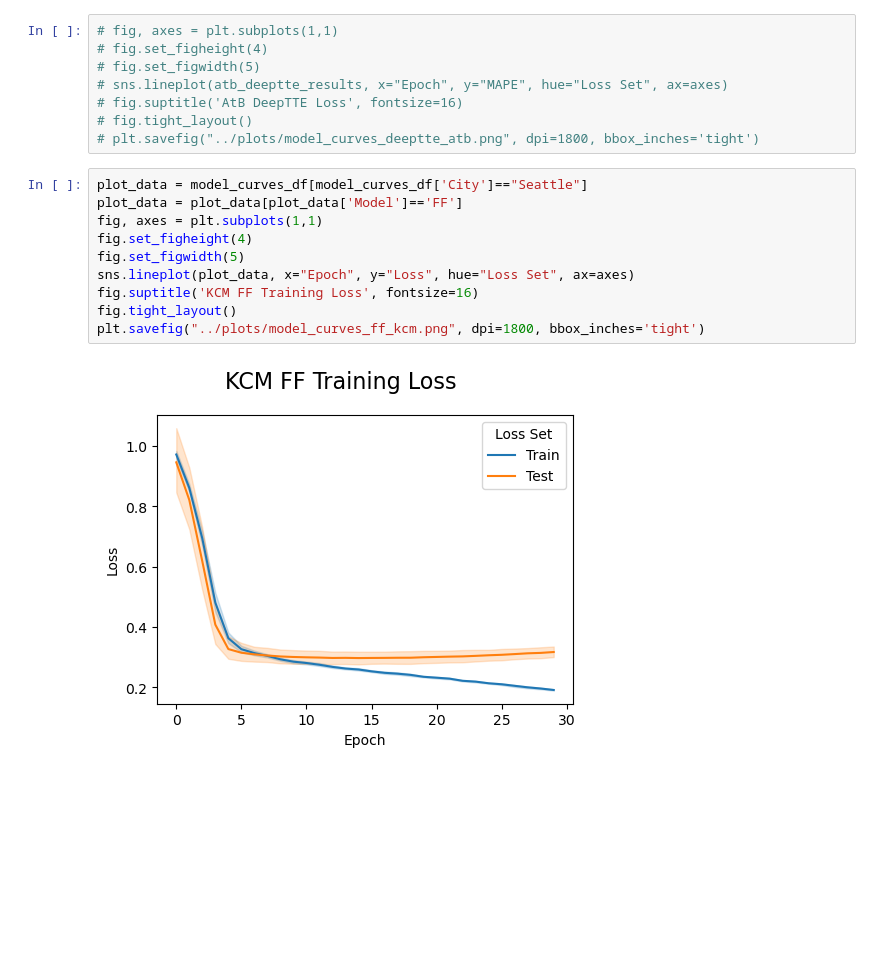
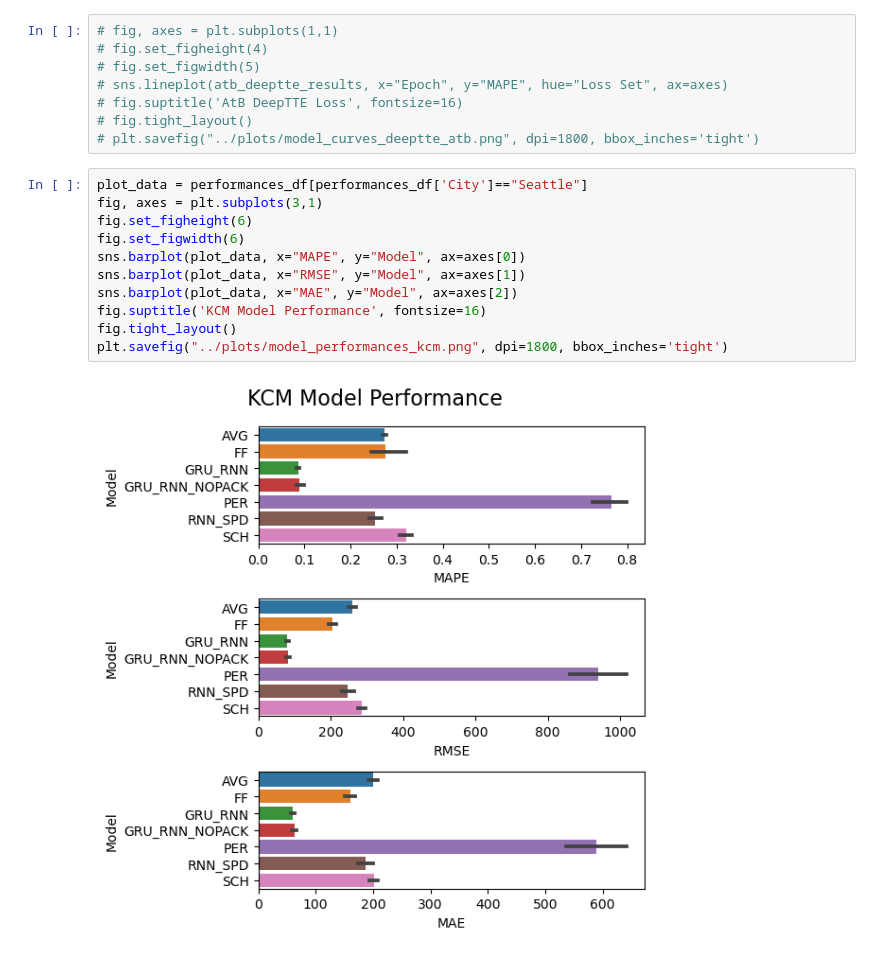
Before and after one commit to zackAemmer/generalizable_travel_times, a Jupyter notebook: src/explore_results.ipynb, the cells around one changed output. Saved outputs shown, nothing was run; the diff lists cells and outputs as text; blank space fills up the shorter version.

Commit message:
Give models names, better result analysis

```diff
--- a/src/explore_results.ipynb
+++ b/src/explore_results.ipynb
@@ -49,15 +56,16 @@ model_curves_df = pd.concat([kcm_loss_df, atb_loss_df], axis=0)
 # fig.tight_layout()
 # plt.savefig("../plots/model_curves_deeptte_atb.png", dpi=1800, bbox_inches='tight')
 # %%
-plot_data = model_curves_df[model_curves_df['City']=="Seattle"]
-plot_data = plot_data[plot_data['Model']=='FF']
-fig, axes = plt.subplots(1,1)
-fig.set_figheight(4)
-fig.set_figwidth(5)
-sns.lineplot(plot_data, x="Epoch", y="Loss", hue="Loss Set", ax=axes)
-fig.suptitle('KCM FF Training Loss', fontsize=16)
+plot_data = performances_df[performances_df['City']=="Seattle"]
+fig, axes = plt.subplots(3,1)
+fig.set_figheight(6)
+fig.set_figwidth(6)
+sns.barplot(plot_data, x="MAPE", y="Model", ax=axes[0])
+sns.barplot(plot_data, x="RMSE", y="Model", ax=axes[1])
+sns.barplot(plot_data, x="MAE", y="Model", ax=axes[2])
+fig.suptitle('KCM Model Performance', fontsize=16)
 fig.tight_layout()
-plt.savefig("../plots/model_curves_ff_kcm.png", dpi=1800, bbox_inches='tight')
+plt.savefig("../plots/model_performances_kcm.png", dpi=1800, bbox_inches='tight')
 # %% [output]
-[figure, old version]
+[figure, new version]
 # %%
```
Also changed, not shown: parts of 14 cells of this notebook, 9 other files.
